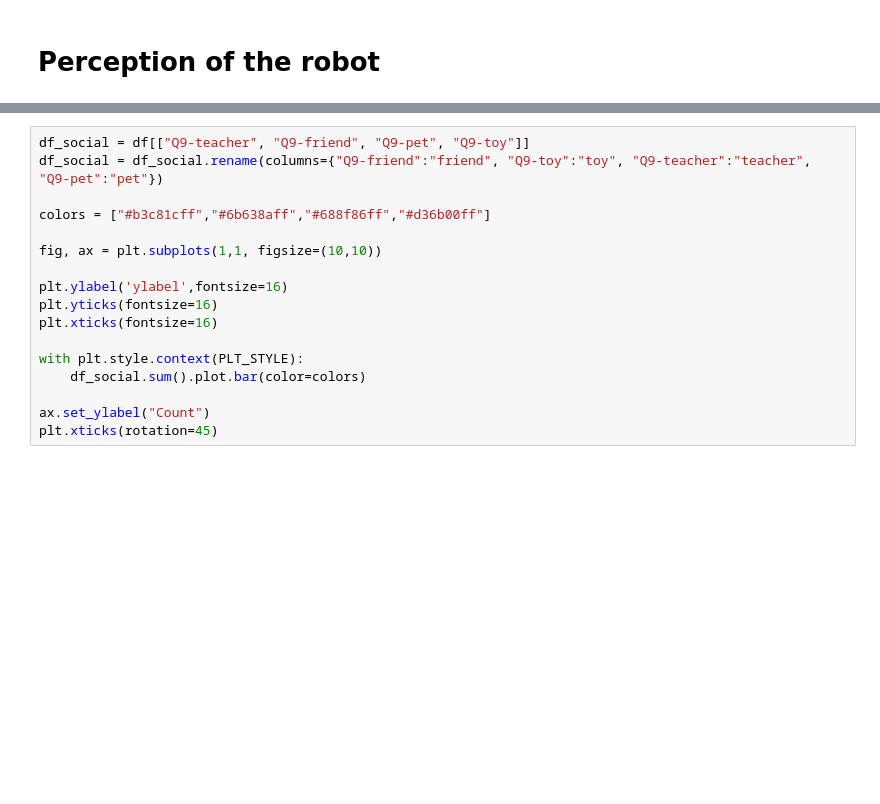
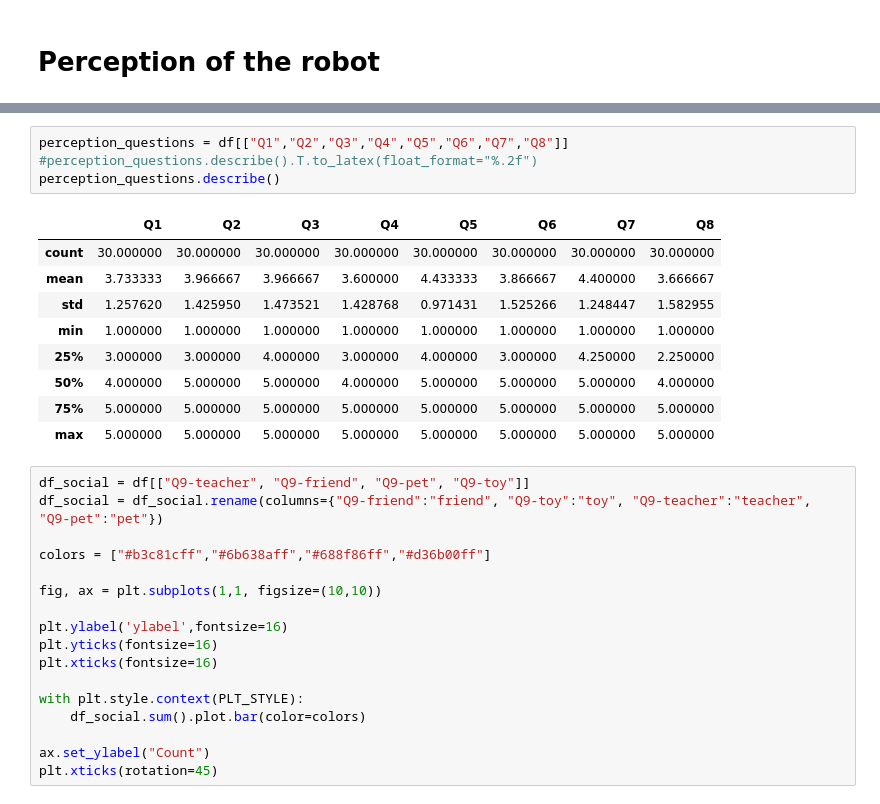
Before and after one commit to severin-lemaignan/robots4sen-data-analysis, a Jupyter notebook: children-questionnaires.ipynb, the cells around one changed output, grey strips where cells are left out. Cells and saved outputs as stored; diff of their text form; blank space fills up the shorter version.

Commit message:
descriptive stats for the perception questionnaire

```diff
--- a/children-questionnaires.ipynb
+++ b/children-questionnaires.ipynb
@@ -65,6 +65,20 @@ with plt.style.context(PLT_STYLE):
             axes[y,x].set_xlabel(questions[idx-1], fontsize=22)
 # %% [output]
 [figure]
+# %%
+perception_questions = df[["Q1","Q2","Q3","Q4","Q5","Q6","Q7","Q8"]]
+#perception_questions.describe().T.to_latex(float_format="%.2f")
+perception_questions.describe()
+# %% [output]
+|  | Q1 | Q2 | Q3 | Q4 | Q5 | Q6 | Q7 | Q8 |
+| count | 30.000000 | 30.000000 | 30.000000 | 30.000000 | 30.000000 | 30.000000 | 30.000000 | 30.000000 |
+| mean | 3.733333 | 3.966667 | 3.966667 | 3.600000 | 4.433333 | 3.866667 | 4.400000 | 3.666667 |
+| std | 1.257620 | 1.425950 | 1.473521 | 1.428768 | 0.971431 | 1.525266 | 1.248447 | 1.582955 |
+| min | 1.000000 | 1.000000 | 1.000000 | 1.000000 | 1.000000 | 1.000000 | 1.000000 | 1.000000 |
+| 25% | 3.000000 | 3.000000 | 4.000000 | 3.000000 | 4.000000 | 3.000000 | 4.250000 | 2.250000 |
+| 50% | 4.000000 | 5.000000 | 5.000000 | 4.000000 | 5.000000 | 5.000000 | 5.000000 | 4.000000 |
+| 75% | 5.000000 | 5.000000 | 5.000000 | 5.000000 | 5.000000 | 5.000000 | 5.000000 | 5.000000 |
+| max | 5.000000 | 5.000000 | 5.000000 | 5.000000 | 5.000000 | 5.000000 | 5.000000 | 5.000000 |
 # %%
 df_social = df[["Q9-teacher", "Q9-friend", "Q9-pet", "Q9-toy"]]
 df_social = df_social.rename(columns={"Q9-friend":"friend", "Q9-toy":"toy", "Q9-teacher":"teacher", "Q9-pet":"pet"})
```
Also changed, not shown: parts of 1 cell of this notebook.
